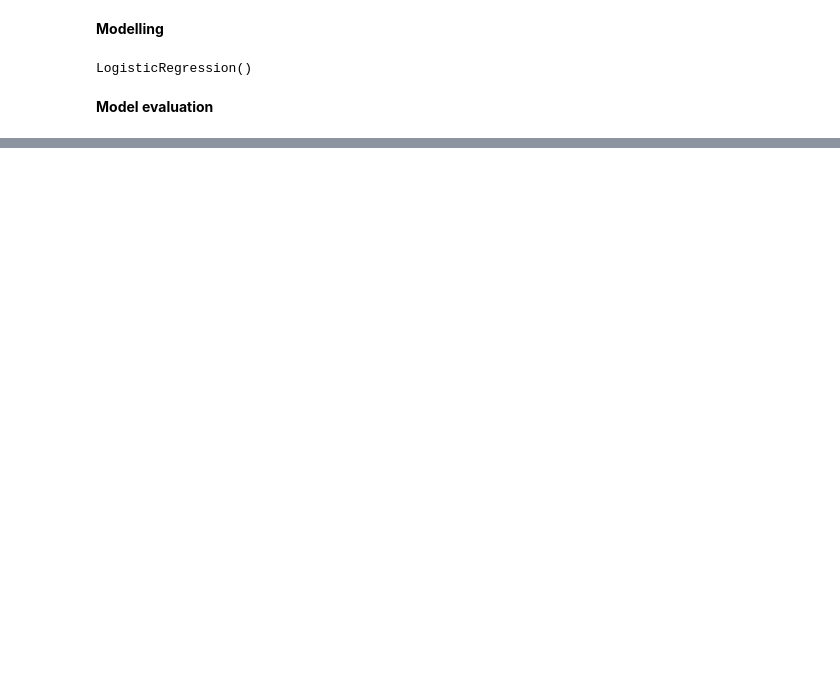
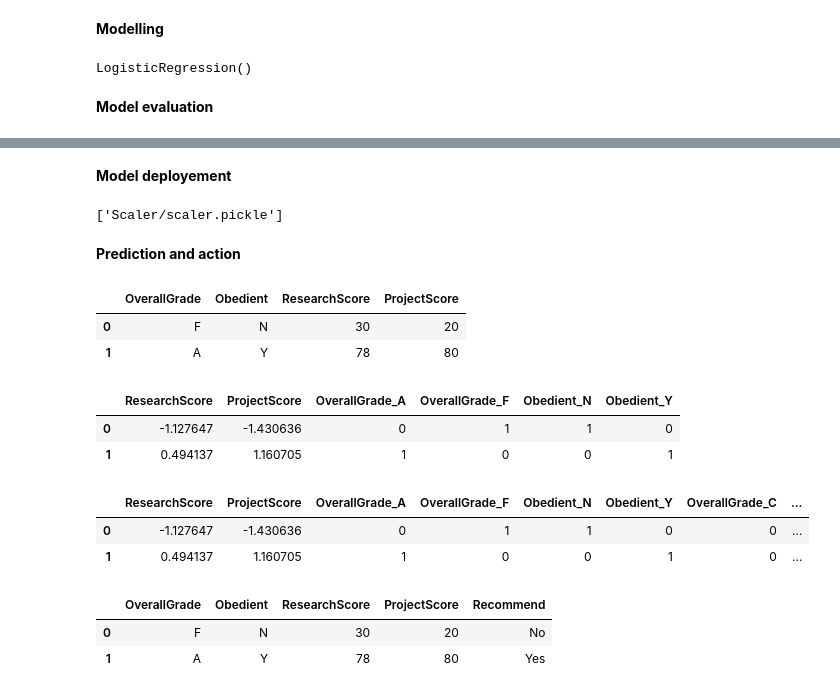
Before and after one commit to nzangi/Machine-Learning-Projects, a Jupyter notebook: Student recomendation/Student_recommedation_system.ipynb, the cells around one changed output, grey strips where cells are left out. Drawn from its saved outputs; the diff is of its cells as text; code cells hidden in the pictures; blank space fills up the shorter version.

```diff
--- a/Student recomendation/Student_recommedation_system.ipynb
+++ b/Student recomendation/Student_recommedation_system.ipynb
@@ -127,0 +139,63 @@ LogisticRegression()
+# %% [markdown]
+**Model deployement**
+# %%
+# import sklearn.external.joblib as extjoblib
+import joblib
+# from sklearn.externals import joblib
+import os
+# save models to be deployed on your server
+if not os.path.exists('Model'):
+    os.mkdir('Model')
+if not os.path.exists('Scaler'):
+    os.mkdir('Scaler')
+
+joblib.dump(model, r'Model/model.pickle')
+joblib.dump(standardscaler, r'Scaler/scaler.pickle')
+# %% [output]
+['Scaler/scaler.pickle']
+# %% [markdown]
+**Prediction and action**
+# %%
+model = joblib.load(r'Model/model.pickle')
+scaler = joblib.load(r'Scaler/scaler.pickle')
+# %%
+new_data = pd.DataFrame([{'Name': 'Nathan','OverallGrade': 'F','Obedient':'N','ResearchScore' : 30, 'ProjectScore' : 20},
+                         {'Name':'Thomas','OverallGrade':'A','Obedient':'Y', 'ResearchScore': 78,'ProjectScore': 80}])
+
+new_data = new_data[['OverallGrade', 'Obedient','ResearchScore','ProjectScore']]
+new_data
+# %% [output]
+|  | OverallGrade | Obedient | ResearchScore | ProjectScore |
+| 0 | F | N | 30 | 20 |
+| 1 | A | Y | 78 | 80 |
+# %%
+#data preparation
+prediction_features = new_data[feature_names]
+
+#scaling
+prediction_features[numeric_feature_names] = scaler.transform(prediction_features[numeric_feature_names])
+
+#engenering categorical values
+prediction_features = pd.get_dummies(prediction_features,columns=categorical_feature_names)
+
+#view feature data
+prediction_features
+# %% [output]
+|  | ResearchScore | ProjectScore | OverallGrade_A | OverallGrade_F | Obedient_N | Obedient_Y |
+| 0 | -1.127647 | -1.430636 | 0 | 1 | 1 | 0 |
+| 1 | 0.494137 | 1.160705 | 1 | 0 | 0 | 1 |
+# %%
+#add missing values to the categoriacl features columns
+current_categorical_engineered_features = set(prediction_features.columns) - set(numeric_feature_names)
+missing_features = set(categorical_engineered_features) - current_categorical_engineered_features
+
+for feature in missing_features:
+  #add zero since the feature is absent
+  prediction_features[feature] = [0] * len(prediction_features)
+
+#view final features
+prediction_features
+# %% [output]
+|  | ResearchScore | ProjectScore | OverallGrade_A | OverallGrade_F | Obedient_N | Obedient_Y | OverallGrade_C | ... |
+| 0 | -1.127647 | -1.430636 | 0 | 1 | 1 | 0 | 0 | ... |
+| 1 | 0.494137 | 1.160705 | 1 | 0 | 0 | 1 | 0 | ... |
@@ -127,0 +205,10 @@ LogisticRegression()
+# %%
+#predict using the model
+predictions = model.predict(prediction_features)
+#display results
+new_data['Recommend'] = predictions
+new_data
+# %% [output]
+|  | OverallGrade | Obedient | ResearchScore | ProjectScore | Recommend |
+| 0 | F | N | 30 | 20 | No |
+| 1 | A | Y | 78 | 80 | Yes |
```
Also changed, not shown: parts of 6 cells of this notebook.
